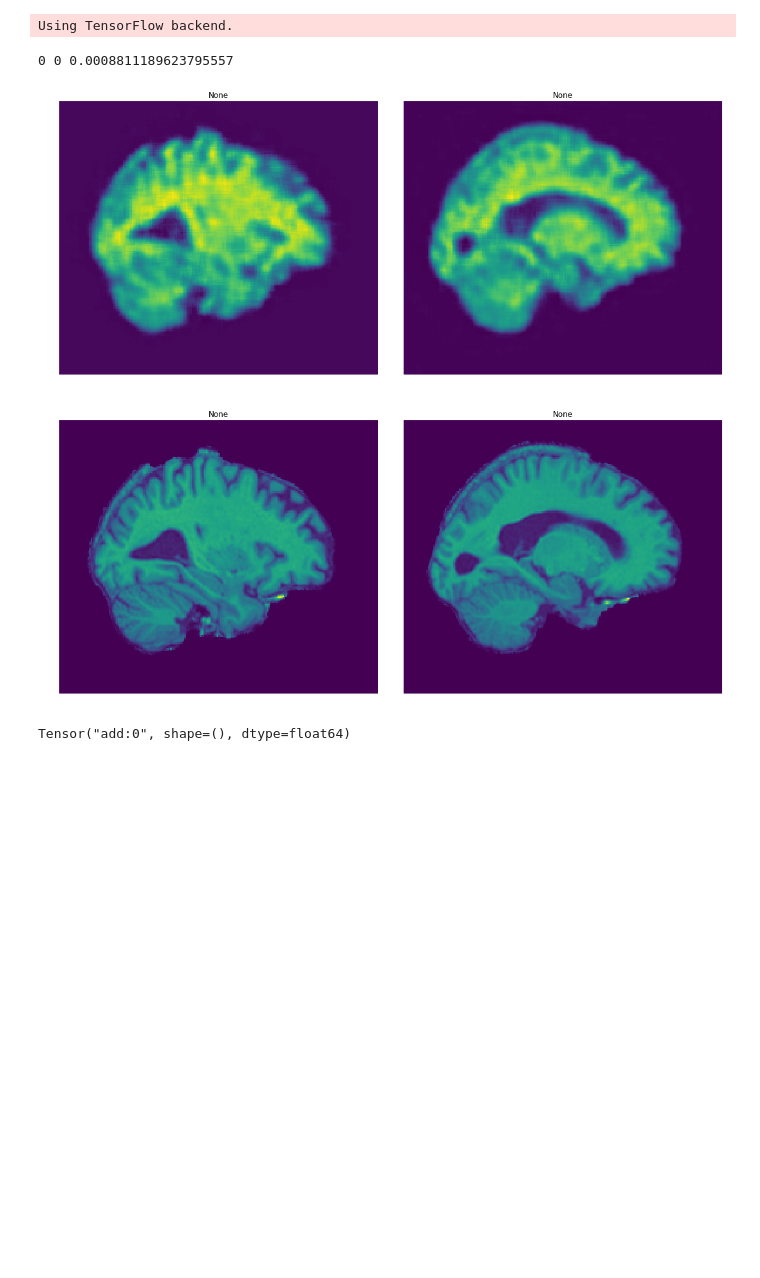
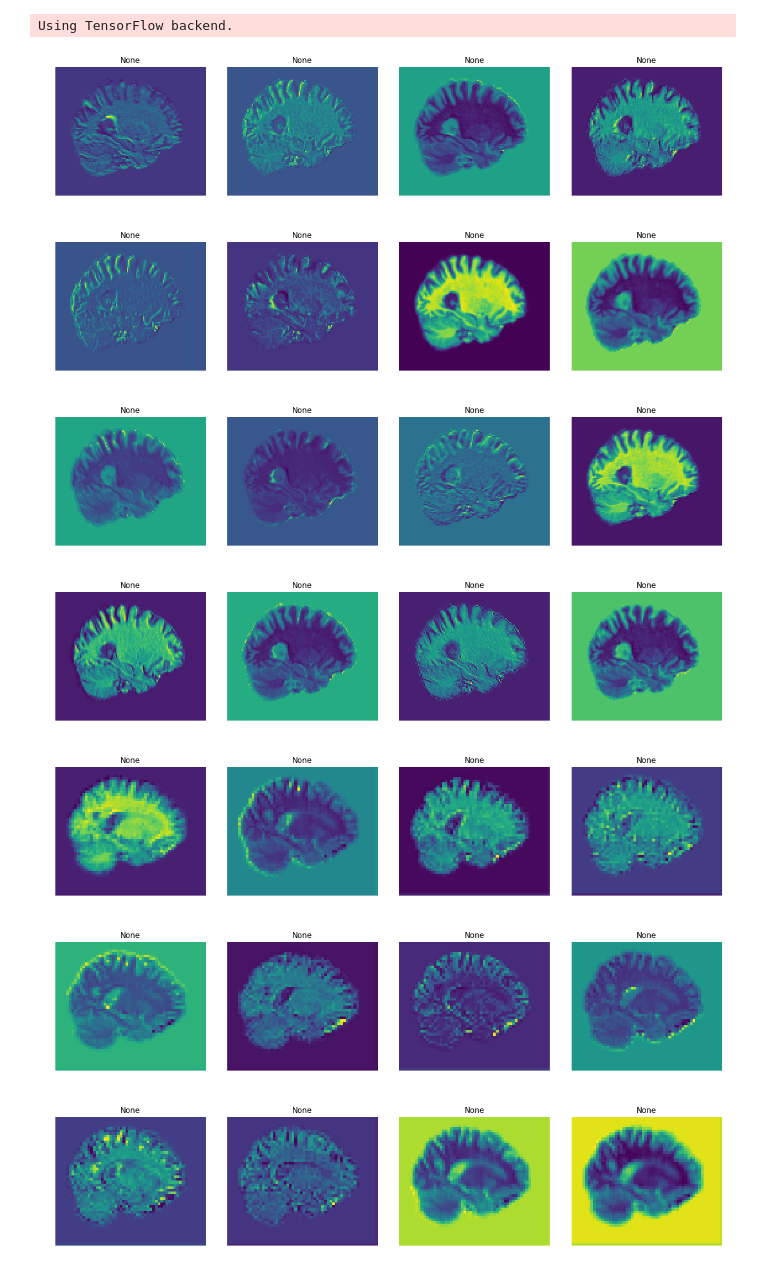
Before and after one commit to ckguo/voxelmorph, a Jupyter notebook: notebooks/test_autoencoder_3.ipynb, the cells around one changed output. Saved outputs shown, nothing was run; the diff lists cells and outputs as text; code cells hidden in the pictures; blank space fills up the shorter version.

```diff
--- a/notebooks/test_autoencoder_3.ipynb
+++ b/notebooks/test_autoencoder_3.ipynb
@@ -69,8 +69,8 @@ def restrict_GPU_keras(gpuid, memfrac=0, use_cpu=False):
         print("Using CPU")
 # %%
 model_name = 'autoencoder_3'
-gpu_id = 2
-iter_num = 1000
+gpu_id = 1
+iter_num = 135400
 # %%
 base_data_dir = '/data/ddmg/voxelmorph/data/t1_mix/proc/resize256-crop_x32-adnisel/'
 val_vol_names = glob.glob(base_data_dir + 'validate/vols/*.npz')
@@ -104,41 +104,51 @@ config.gpu_options.allow_growth = True
 config.allow_soft_placement = True
 set_session(tf.Session(config=config))
 
 # load weights of model
 with tf.device(gpu):
     full_model, train_model = networks.autoencoder(vol_size, nf_enc, nf_dec)
     full_model.load_weights('../models/' + model_name +
                      '/' + str(iter_num) + '.h5')
 
 val_example_gen = datagenerators.example_gen(val_vol_names)
 
 # train. Note: we use train_on_batch and design out own print function as this has enabled
 # faster development and debugging, but one could also use fit_generator and Keras callbacks.
 total_loss = 0
 for step in range(1):
 
     # get data
     X = next(val_example_gen)[0]
 
     # get output
-    output, enc = full_model.predict([X])
+    enc = full_model.predict([X])
 
-    loss = tf.reduce_mean(tf.square(output - X))
+    output = enc[0]
+    enc = enc[1:]
 
-    sess = tf.Session()
-    with sess.as_default():
-        # print the loss.
-        print(step, 0, loss.eval())
+    loss = np.mean(np.square(output - X))
 
     total_loss += loss
     image = np.squeeze(output)
-    slices([image[50], image[100]])
+    slices([enc[0][0,25,:,:,i] for i in range(4)])
+    slices([enc[0][0,25,:,:,i] for i in range(4,8)])
+    slices([enc[0][0,25,:,:,i] for i in range(8,12)])
+    slices([enc[0][0,25,:,:,i] for i in range(12,16)])
+
+    slices([enc[1][0,25,:,:,i] for i in range(4)])
+    slices([enc[1][0,25,:,:,i] for i in range(4,8)])
+    slices([enc[1][0,25,:,:,i] for i in range(8,12)])
+    slices([enc[1][0,25,:,:,i] for i in range(12,16)])
+
     original = np.squeeze(X)
     slices([original[50], original[100]])
 
 print(total_loss)
 # %% [output]
-0 0 0.0008811189623795557
-[figure, old version]
+[figure, new version]
-[figure, old version]
+[figure, new version]
-Tensor("add:0", shape=(), dtype=float64)
+[figure, added]
+[figure, added]
+[figure, added]
+[figure, added]
+[figure, added]
```
Also changed, not shown: parts of 1 cell of this notebook, 9 other files.
